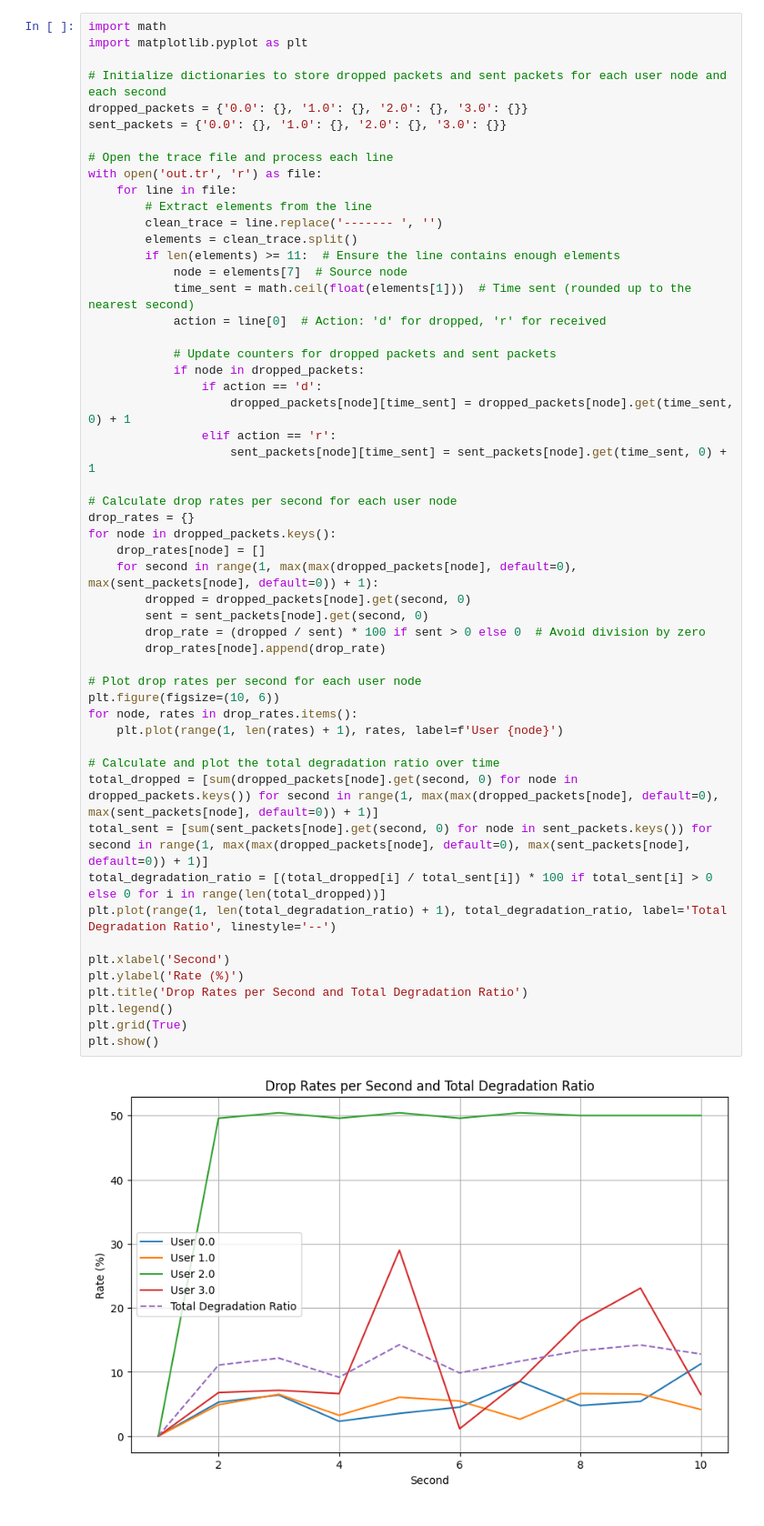
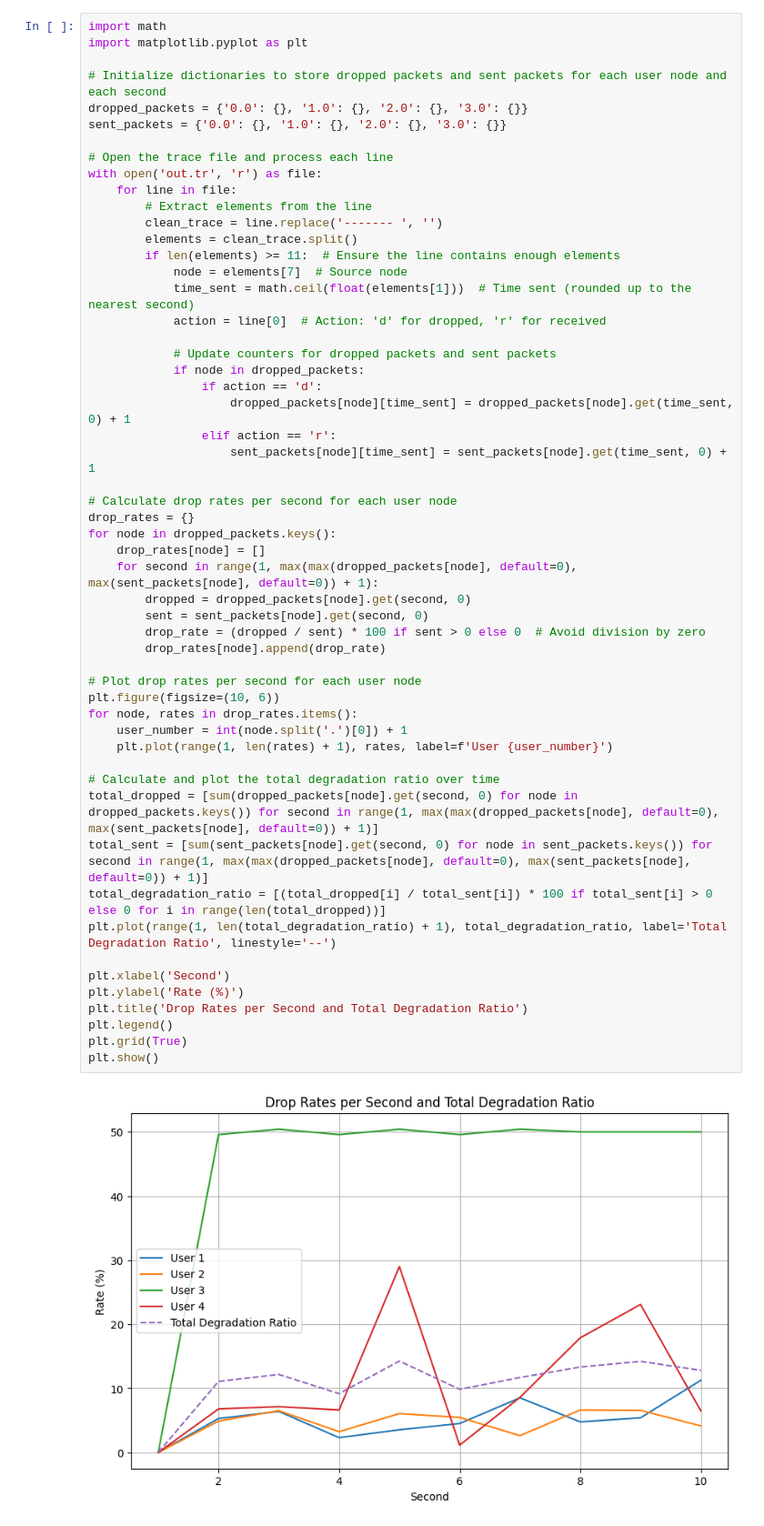
Before and after one commit to duclingg/NS2-Trace-Parser, a Jupyter notebook: parser.ipynb, the cells around one changed output. Shown: that part at 91% size. Drawn from its saved outputs; the diff is of its cells as text.

```diff
--- a/parser.ipynb
+++ b/parser.ipynb
@@ -24,32 +24,33 @@ with open('out.tr', 'r') as file:
                 elif action == 'r':
                     sent_packets[node][time_sent] = sent_packets[node].get(time_sent, 0) + 1
 
 # Calculate drop rates per second for each user node
 drop_rates = {}
 for node in dropped_packets.keys():
     drop_rates[node] = []
     for second in range(1, max(max(dropped_packets[node], default=0), max(sent_packets[node], default=0)) + 1):
         dropped = dropped_packets[node].get(second, 0)
         sent = sent_packets[node].get(second, 0)
         drop_rate = (dropped / sent) * 100 if sent > 0 else 0  # Avoid division by zero
         drop_rates[node].append(drop_rate)
 
 # Plot drop rates per second for each user node
 plt.figure(figsize=(10, 6))
 for node, rates in drop_rates.items():
-    plt.plot(range(1, len(rates) + 1), rates, label=f'User {node}')
+    user_number = int(node.split('.')[0]) + 1
+    plt.plot(range(1, len(rates) + 1), rates, label=f'User {user_number}')
 
 # Calculate and plot the total degradation ratio over time
 total_dropped = [sum(dropped_packets[node].get(second, 0) for node in dropped_packets.keys()) for second in range(1, max(max(dropped_packets[node], default=0), max(sent_packets[node], default=0)) + 1)]
 total_sent = [sum(sent_packets[node].get(second, 0) for node in sent_packets.keys()) for second in range(1, max(max(dropped_packets[node], default=0), max(sent_packets[node], default=0)) + 1)]
 total_degradation_ratio = [(total_dropped[i] / total_sent[i]) * 100 if total_sent[i] > 0 else 0 for i in range(len(total_dropped))]
 plt.plot(range(1, len(total_degradation_ratio) + 1), total_degradation_ratio, label='Total Degradation Ratio', linestyle='--')
 
 plt.xlabel('Second')
 plt.ylabel('Rate (%)')
 plt.title('Drop Rates per Second and Total Degradation Ratio')
 plt.legend()
 plt.grid(True)
 plt.show()
 # %% [output]
-[figure, old version]
+[figure, new version]
```
Also changed, not shown: parts of 1 cell of this notebook.
